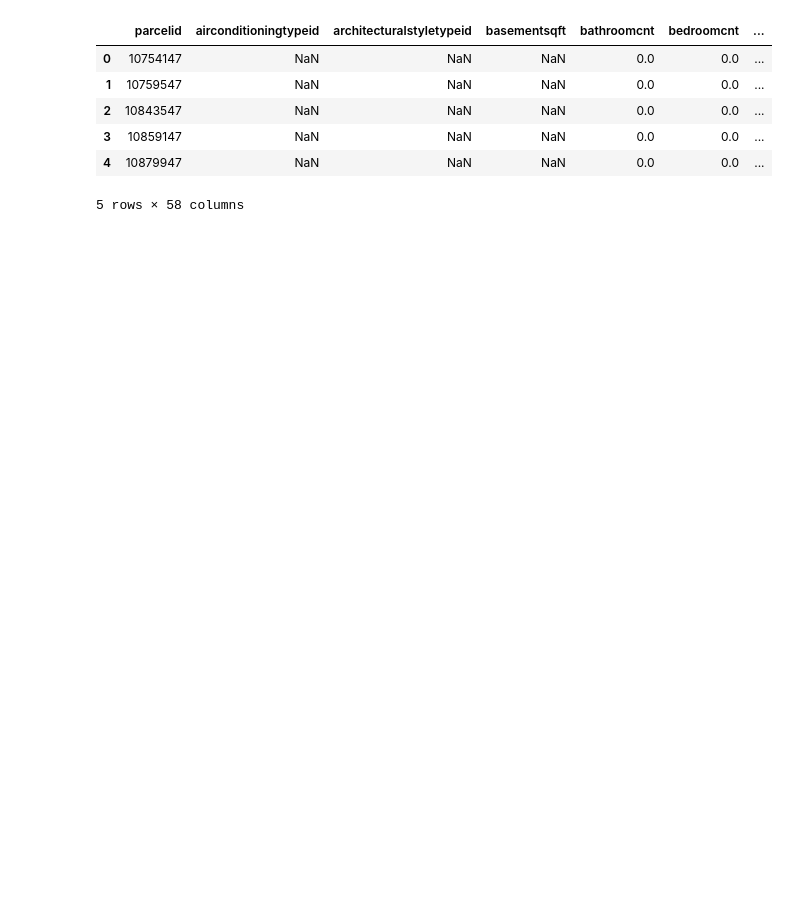
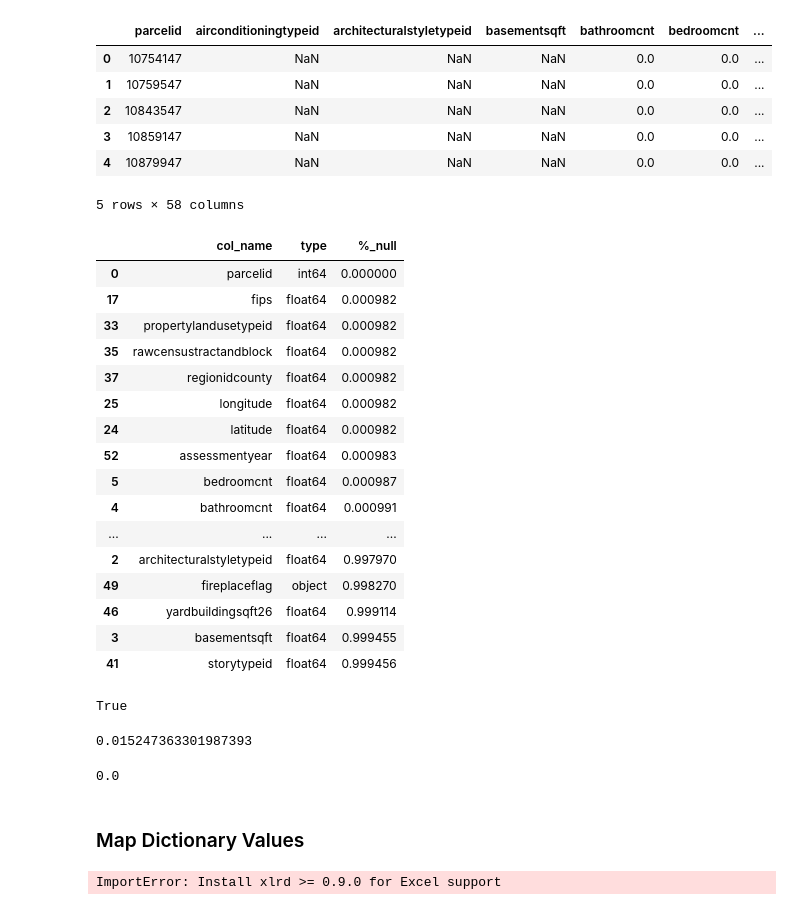
Before and after one commit to sjstone2838/zillow_prize, a Jupyter notebook: notebooks/1. Exploration.ipynb, the cells around one changed output. Cells and saved outputs as stored; diff of their text form; code cells hidden in the pictures; blank space fills up the shorter version.

Commit message:
ingest data

```diff
--- a/notebooks/1. Exploration.ipynb
+++ b/notebooks/1. Exploration.ipynb
@@ -24,0 +21,3 @@ df_2016.shape
+# %%
+df_2017 = pd.read_csv('../data/properties_2017.csv')
+df_2017.shape
@@ -32,3 +33,61 @@ df_2016.head()
 | 3 | 10859147 | NaN | NaN | NaN | 0.0 | 0.0 | ... |
 | 4 | 10879947 | NaN | NaN | NaN | 0.0 | 0.0 | ... |
 5 rows × 58 columns
+# %%
+ct_2017 = len(df_2017)
+completeness = pd.DataFrame(df_2017.columns, columns=['col_name'])
+completeness['type'] = completeness.apply(lambda r: df_2017[r.col_name].dtypes, axis=1)
+completeness['%_null'] = completeness.apply(lambda r: df_2017[r.col_name].isnull().sum() / ct_2017, axis=1)
+# %%
+completeness.sort_values('%_null')
+# %% [output]
+|  | col_name | type | %_null |
+| 0 | parcelid | int64 | 0.000000 |
+| 17 | fips | float64 | 0.000982 |
+| 33 | propertylandusetypeid | float64 | 0.000982 |
+| 35 | rawcensustractandblock | float64 | 0.000982 |
+| 37 | regionidcounty | float64 | 0.000982 |
+| 25 | longitude | float64 | 0.000982 |
+| 24 | latitude | float64 | 0.000982 |
+| 52 | assessmentyear | float64 | 0.000983 |
+| 5 | bedroomcnt | float64 | 0.000987 |
+| 4 | bathroomcnt | float64 | 0.000991 |
+| ... | ... | ... | ... |
+| 2 | architecturalstyletypeid | float64 | 0.997970 |
+| 49 | fireplaceflag | object | 0.998270 |
+| 46 | yardbuildingsqft26 | float64 | 0.999114 |
+| 3 | basementsqft | float64 | 0.999455 |
+| 41 | storytypeid | float64 | 0.999456 |
+# %%
+# Do 2016 and 2017 parcel_ids match? Yes.
+set(df_2016.parcelid) == set(df_2017.parcelid)
+# %% [output]
+True
+# %%
+# Do assessment values differ in 2016 and 2017? Yes, by +1.5% median
+df = df_2016.join(df_2017.set_index('parcelid'), on='parcelid', how='left', rsuffix='_2017')
+
+df['delta'] = df['taxvaluedollarcnt_2017'] / df['taxvaluedollarcnt'] - 1.0
+df[[
+    'parcelid',
+    'taxvaluedollarcnt',
+    'taxvaluedollarcnt_2017',
+    'delta',
+]].head(5)
+df.delta.median()
+# %% [output]
+0.015247363301987393
+# %%
+# Does total assessment value equal structure + land value? Yes
+df['assessment_value_check'] = df.taxvaluedollarcnt - df.landtaxvaluedollarcnt - df.structuretaxvaluedollarcnt
+df.assessment_value_check.sum()
+#df[['taxvaluedollarcnt', 'landtaxvaluedollarcnt', 'structuretaxvaluedollarcnt', 'assessment_value_check']]
+# %% [output]
+0.0
+# %% [markdown]
+### Map Dictionary Values
+# %%
+prop_types = pd.read_excel('../data/zillow_data_dictionary.xlsx', sheet_name='PropertyLandUseTypeID')
+prop_types
+# %% [output]
+ImportError: Install xlrd >= 0.9.0 for Excel support
```
Also changed, not shown: parts of 12 cells of this notebook.
